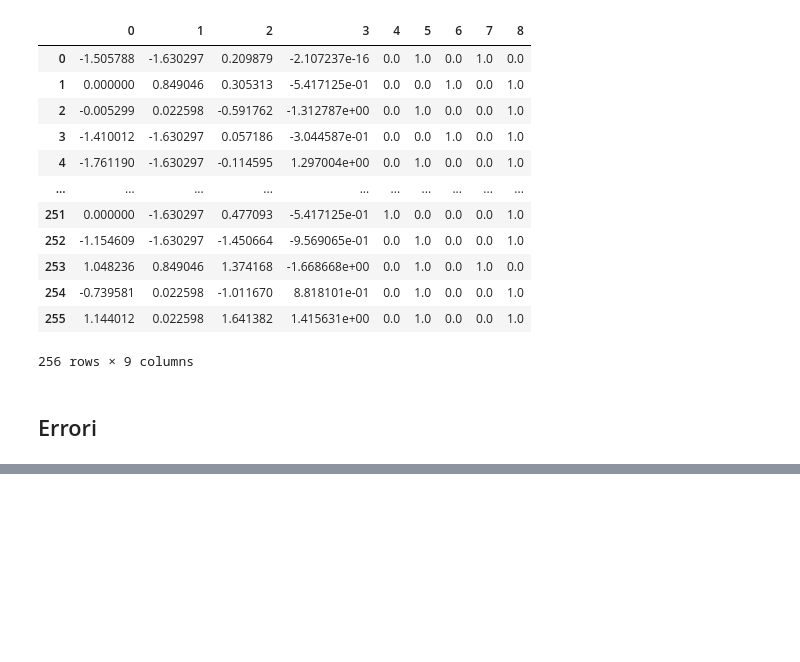
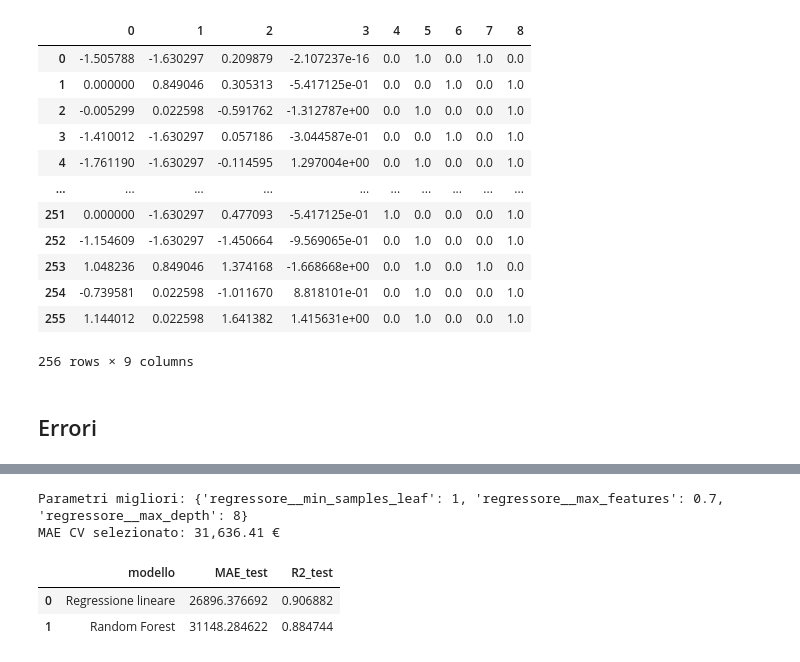
Before and after one commit to MasCorra/ai-specialist-python-lessons, a Jupyter notebook: 12_regressione/notebook.ipynb, the cells around one changed output, grey strips where cells are left out. Drawn from its saved outputs; the diff is of its cells as text; code cells hidden in the pictures; blank space fills up the shorter version.

```diff
--- a/12_regressione/notebook.ipynb
+++ b/12_regressione/notebook.ipynb
@@ -403,0 +550,63 @@ r2 = r2_score(y_test, y_predict)
+# %%
+from sklearn.base import clone
+from sklearn.ensemble import RandomForestRegressor
+from sklearn.model_selection import RandomizedSearchCV
+
+modello_rf = Pipeline(steps=[
+    ("preprocessing", clone(preprocessing)),
+    ("regressore", RandomForestRegressor(
+        n_estimators=300,
+        max_depth=6,
+        min_samples_leaf=2,
+        max_features=1.0,
+        random_state=42,
+        n_jobs=1,
+    )),
+])
+
+# "regressore__" indica i parametri dello step della Pipeline
+parametri = {
+    "regressore__max_depth": [4, 6, 8, None],
+    "regressore__min_samples_leaf": [1, 2, 4, 8],
+    "regressore__max_features": [0.7, 1.0],
+}
+
+ricerca = RandomizedSearchCV(
+    estimator=modello_rf,
+    param_distributions=parametri,
+    n_iter=20,                      # prova 20 combinazioni
+    scoring="neg_mean_absolute_error",
+    cv=KFold(n_splits=5, shuffle=True, random_state=42),
+    random_state=42,
+    n_jobs=-1,
+)
+
+# La ricerca usa soltanto il training
+ricerca.fit(X_train, y_train)
+
+print("Parametri migliori:", ricerca.best_params_)
+print(f"MAE CV selezionato: {-ricerca.best_score_:,.2f} €")
+
+# Il modello migliore è già riaddestrato su tutto il training
+modello_rf_migliore = ricerca.best_estimator_
+previsioni_rf = modello_rf_migliore.predict(X_test)
+
+risultati = pd.DataFrame({
+    "modello": ["Regressione lineare", "Random Forest"],
+    "MAE_test": [
+        mean_absolute_error(y_test, modello_completo.predict(X_test)),
+        mean_absolute_error(y_test, previsioni_rf),
+    ],
+    "R2_test": [
+        r2_score(y_test, modello_completo.predict(X_test)),
+        r2_score(y_test, previsioni_rf),
+    ],
+})
+
+risultati
+# %% [output]
+Parametri migliori: {'regressore__min_samples_leaf': 1, 'regressore__max_features': 0.7, 'regressore__max_depth': 8}
+MAE CV selezionato: 31,636.41 €
+|  | modello | MAE_test | R2_test |
+| 0 | Regressione lineare | 26896.376692 | 0.906882 |
+| 1 | Random Forest | 31148.284622 | 0.884744 |
```
Also changed, not shown: parts of 13 cells of this notebook.
